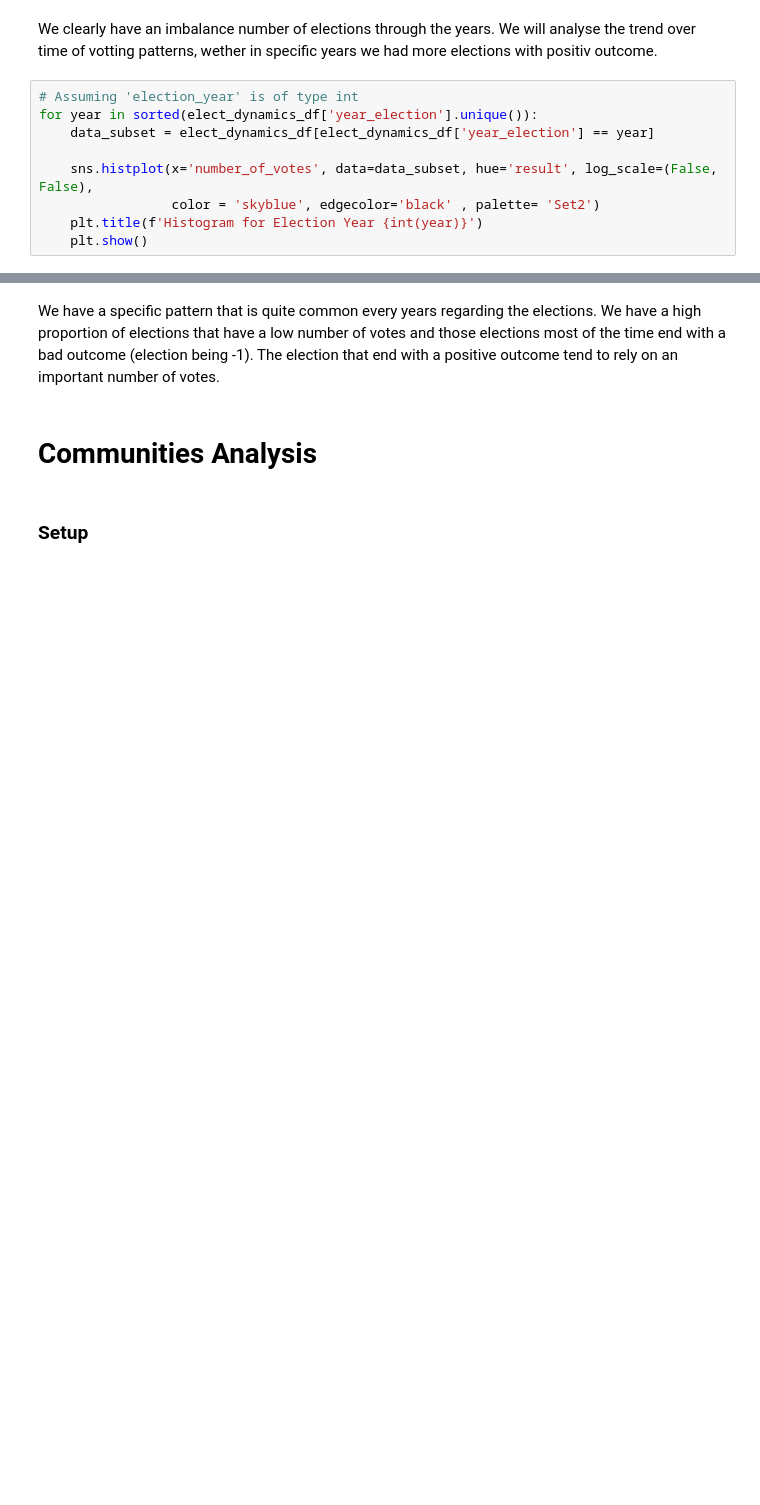
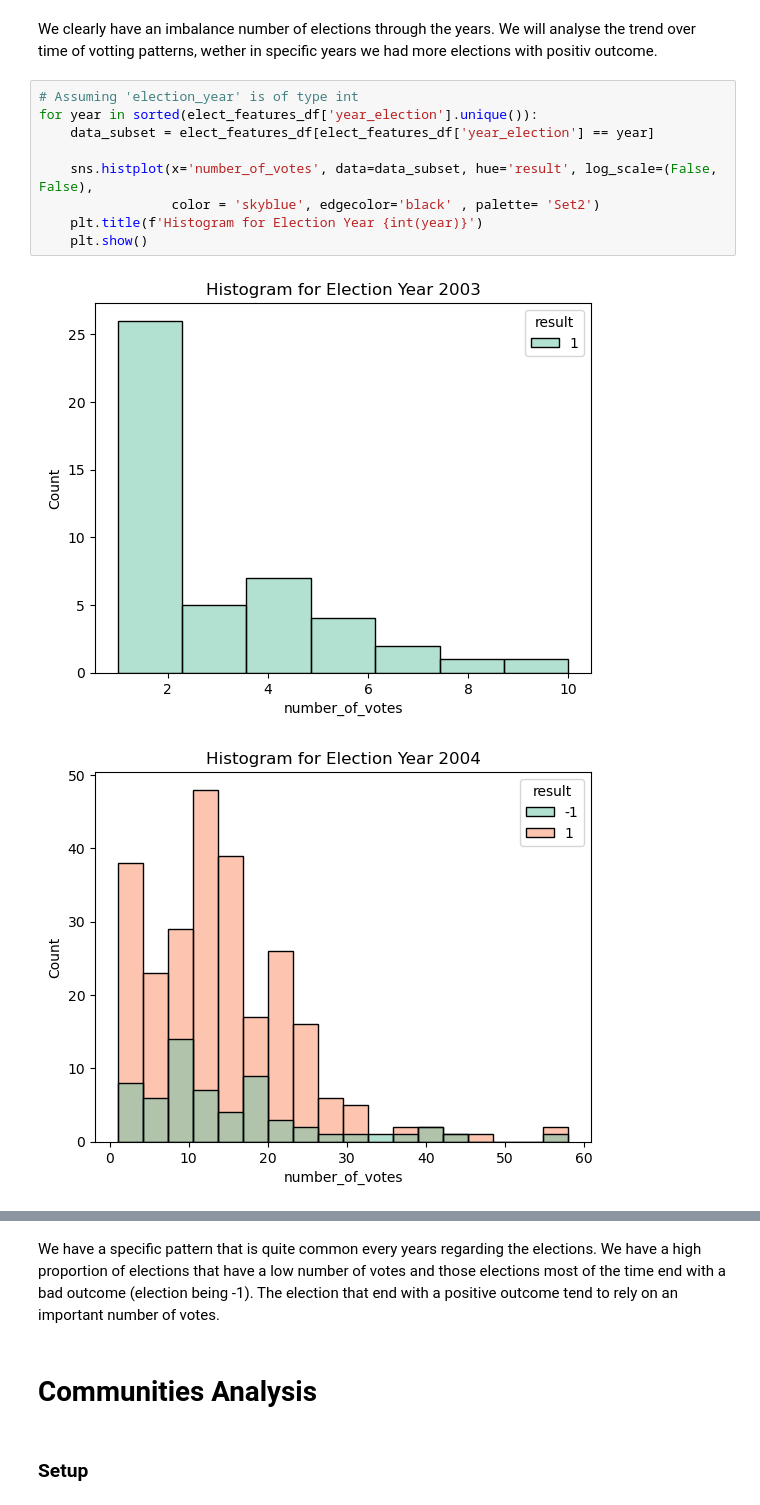
Before and after one commit to epfl-ada/ada-2023-project-thedatafreaks, a Jupyter notebook: notebooks/main_notebook.ipynb, the cells around one changed output, grey strips where cells are left out. Saved outputs shown, nothing was run; the diff lists cells and outputs as text; blank space fills up the shorter version.

```diff
--- a/notebooks/main_notebook.ipynb
+++ b/notebooks/main_notebook.ipynb
@@ -599,10 +837,13 @@ plt.show()
 We clearly have an imbalance number of elections through the years. We will analyse the trend over time of votting patterns, wether in specific years we had more elections with positiv outcome.
 # %%
 # Assuming 'election_year' is of type int
-for year in sorted(elect_dynamics_df['year_election'].unique()):
-    data_subset = elect_dynamics_df[elect_dynamics_df['year_election'] == year]
+for year in sorted(elect_features_df['year_election'].unique()):
+    data_subset = elect_features_df[elect_features_df['year_election'] == year]
 
     sns.histplot(x='number_of_votes', data=data_subset, hue='result', log_scale=(False, False),
                  color = 'skyblue', edgecolor='black' , palette= 'Set2')
     plt.title(f'Histogram for Election Year {int(year)}')
     plt.show()
+# %% [output]
+[figure, added]
+[figure, added]
```
Also changed, not shown: parts of 55 cells of this notebook.
